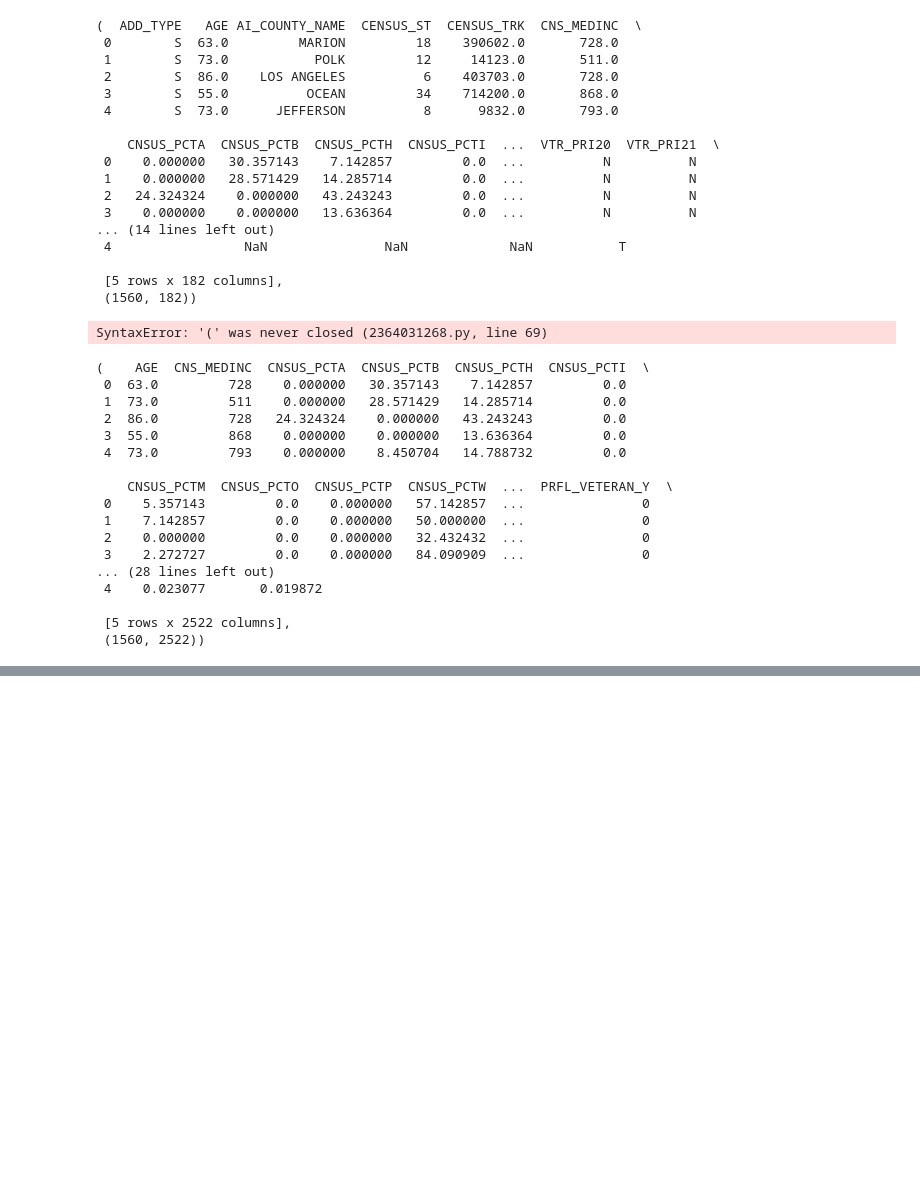
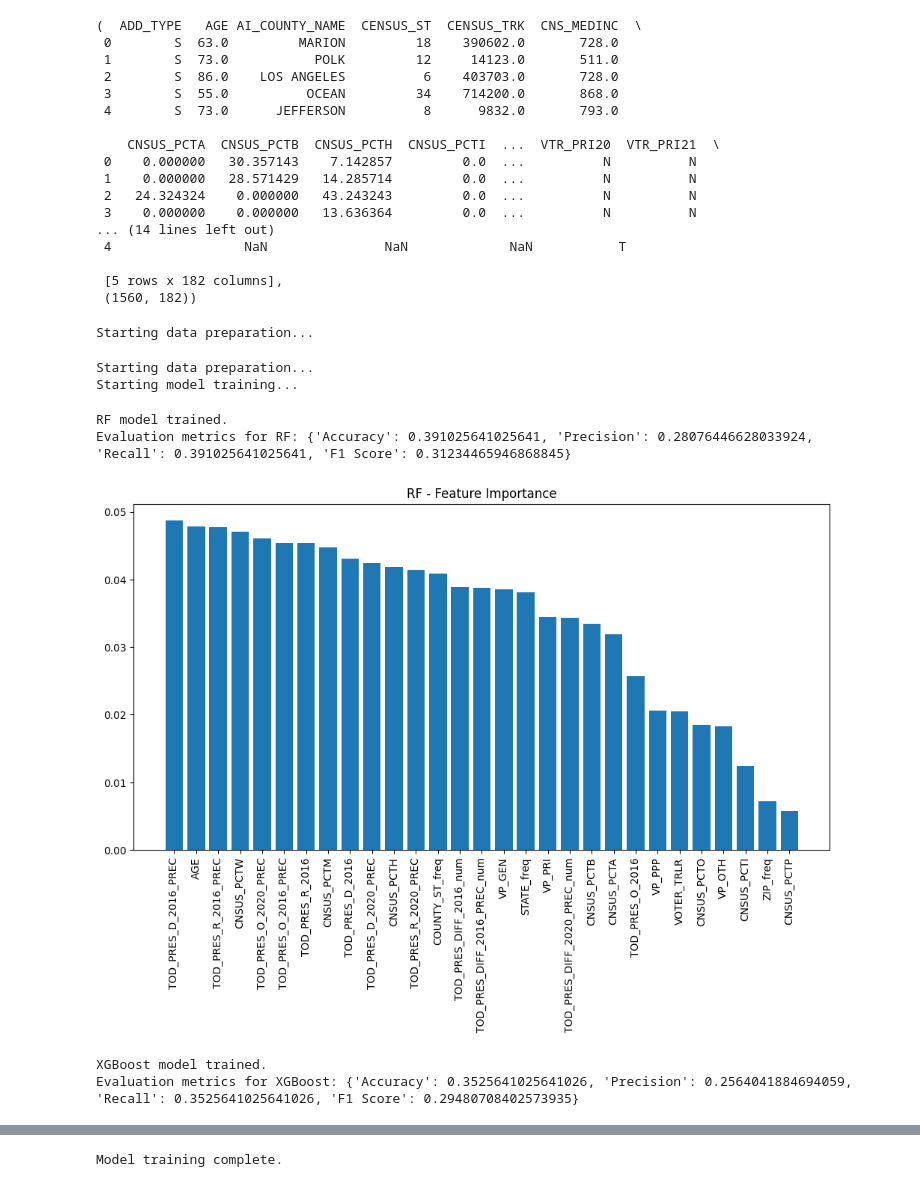
Before and after one commit to parkermoe/milestone2_MADS, a Jupyter notebook: survey_baseline_pm.ipynb, the cells around one changed output, grey strips where cells are left out. Drawn from its saved outputs; the diff is of its cells as text; code cells hidden in the pictures; blank space fills up the shorter version.

Commit message:
'added finished baseline models'

```diff
--- a/survey_baseline_pm.ipynb
+++ b/survey_baseline_pm.ipynb
@@ -33,7 +58,7 @@ df_survey.head(), df_survey.shape
 from sklearn.preprocessing import LabelEncoder
 import pandas as pd
 
-def preprocess_dataframe(df, use_frequency_encoding=False, drop_converted_cols=False):
+def preprocess_dataframe(df, use_frequency_encoding=False, drop_converted_cols=True):
     """
     Preprocesses the dataframe based on the specified steps.
 
@@ -44,6 +69,8 @@ def preprocess_dataframe(df, use_frequency_encoding=False, drop_converted_cols=F
     Returns:
         DataFrame: Preprocessed dataframe.
     """
+    print("Starting data preparation...")
+    sleep(1)
 
     df = df.applymap(lambda x: x.upper() if type(x) == str else x)
 
@@ -58,7 +85,7 @@ def preprocess_dataframe(df, use_frequency_encoding=False, drop_converted_cols=F
         'SEX', 'ST_LO_HOUS', 'ST_UP_HOUS', 'STATUS'
     ]
 
-    df = pd.get_dummies(df, columns=one_hot_cols, drop_first=True)
+    #df = pd.get_dummies(df, columns=one_hot_cols, drop_first=True)
 
     # Handle PRFL_ columns
     prfl_cols = [col for col in df.columns if col.startswith('PRFL_')]
@@ -72,6 +99,11 @@ def preprocess_dataframe(df, use_frequency_encoding=False, drop_converted_cols=F
     for col in split_cols:
         df[col + '_num'] = df[col].str.extract('(\d+)').astype('float')
         df[col + '_party'] = df[col].str.extract('([RD])')
+
+    new_one_hot_cols = [col + '_party' for col in split_cols]
+    one_hot_cols.extend(new_one_hot_cols)
+
+    df = pd.get_dummies(df, columns=one_hot_cols, drop_first=True)
 
     #convert to Int
     int_cols = ['VOTER_CNT', 'TRAIL_CNT', 'CNS_MEDINC', 'HH_SIZE', 'LENGTH_RES', 'PERSONS_HH']
@@ -96,31 +128,13 @@ def preprocess_dataframe(df, use_frequency_encoding=False, drop_converted_cols=F
 
     # Drop the original columns if specified
     if drop_converted_cols:
-        all_converted_cols = one_hot_cols + int_cols + label_cols
+        all_converted_cols = one_hot_cols + int_cols + label_cols + freq_cols + prfl_cols + vtr_cols + split_cols
         all_converted_cols = [col for col in all_converted_cols if col in df.columns]
         df.drop(columns=all_converted_cols, inplace=True)
 
     return df
-# %% [output]
-SyntaxError: '(' was never closed (2364031268.py, line 69)
 # %%
-df_survey = preprocess_dataframe(df_survey, use_frequency_encoding=True)
-df_survey.head(), df_survey.shape
+df_survey = preprocess_dataframe(df_survey, use_frequency_encoding=True, drop_converted_cols=True)
+#df_survey.head(), df_survey.shape
 # %% [output]
-(    AGE  CNS_MEDINC  CNSUS_PCTA  CNSUS_PCTB  CNSUS_PCTH  CNSUS_PCTI  \
- 0  63.0         728    0.000000   30.357143    7.142857         0.0
- 1  73.0         511    0.000000   28.571429   14.285714         0.0
- 2  86.0         728   24.324324    0.000000   43.243243         0.0
- 3  55.0         868    0.000000    0.000000   13.636364         0.0
- 4  73.0         793    0.000000    8.450704   14.788732         0.0
-
-    CNSUS_PCTM  CNSUS_PCTO  CNSUS_PCTP  CNSUS_PCTW  ...  PRFL_VETERAN_Y  \
- 0    5.357143         0.0    0.000000   57.142857  ...               0
- 1    7.142857         0.0    0.000000   50.000000  ...               0
- 2    0.000000         0.0    0.000000   32.432432  ...               0
- 3    2.272727         0.0    0.000000   84.090909  ...               0
-... (28 lines left out)
- 4    0.023077       0.019872
-
- [5 rows x 2522 columns],
- (1560, 2522))
+Starting data preparation...
@@ -126,0 +226,10 @@ df_survey.head(), df_survey.shape
+# %%
+models = prepare_and_fit_model(df_survey, 'Q1_Candidate', model_type='All', feature_importance=True, scale_data=False, evaluate_models=True)
+# %% [output]
+Starting data preparation...
+Starting model training...
+RF model trained.
+Evaluation metrics for RF: {'Accuracy': 0.391025641025641, 'Precision': 0.28076446628033924, 'Recall': 0.391025641025641, 'F1 Score': 0.31234465946868845}
+[figure, added]
+XGBoost model trained.
+Evaluation metrics for XGBoost: {'Accuracy': 0.3525641025641026, 'Precision': 0.2564041884694059, 'Recall': 0.3525641025641026, 'F1 Score': 0.29480708402573935}
@@ -126,0 +237 @@ df_survey.head(), df_survey.shape
+Model training complete.
```
Also changed, not shown: parts of 4 cells of this notebook.
